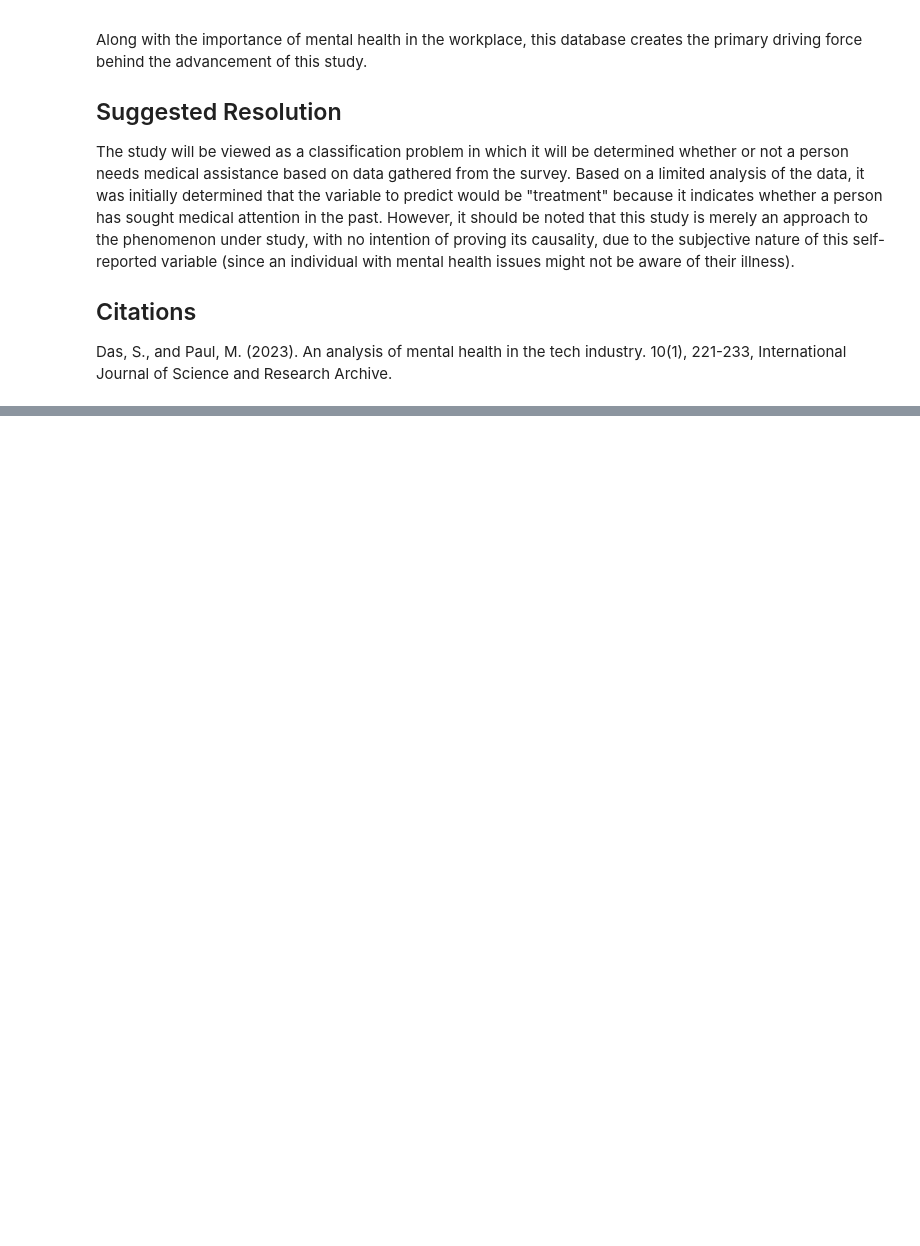
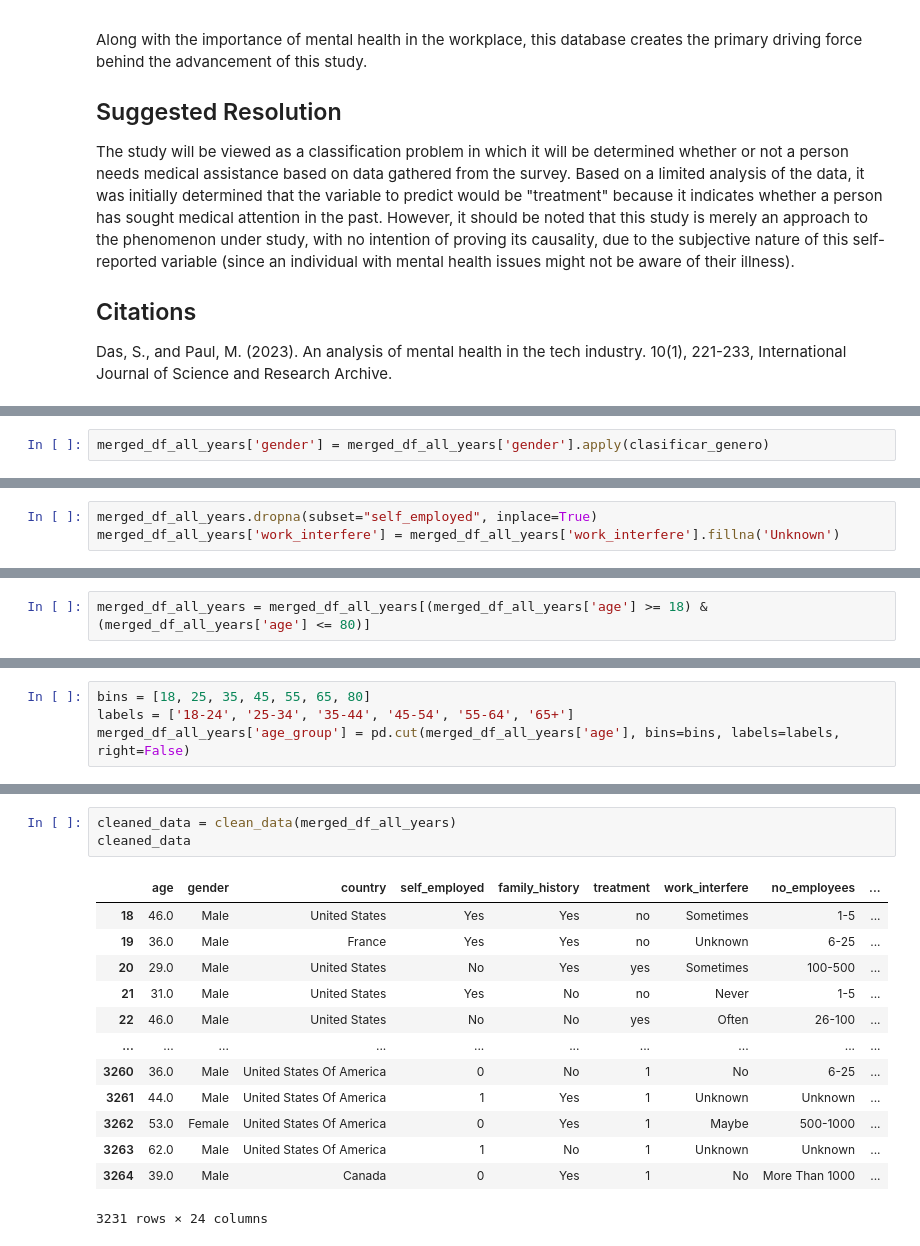
Before and after one commit to surajadkhari/Student-Mental-Health-Risk-Prediction, a Jupyter notebook: code.ipynb, the cells around one changed output, grey strips where cells are left out. Drawn from its saved outputs; the diff is of its cells as text; blank space fills up the shorter version.

```diff
--- a/code.ipynb
+++ b/code.ipynb
@@ -59,0 +576,2 @@ The information provided here comes from Open Source Mental Illness (OSMI) surve
+# %%
+merged_df_all_years['gender'] = merged_df_all_years['gender'].apply(clasificar_genero)
@@ -59,0 +605,3 @@ The information provided here comes from Open Source Mental Illness (OSMI) surve
+# %%
+merged_df_all_years.dropna(subset="self_employed", inplace=True)
+merged_df_all_years['work_interfere'] = merged_df_all_years['work_interfere'].fillna('Unknown')
@@ -59,0 +629,2 @@ The information provided here comes from Open Source Mental Illness (OSMI) surve
+# %%
+merged_df_all_years = merged_df_all_years[(merged_df_all_years['age'] >= 18) & (merged_df_all_years['age'] <= 80)]
@@ -59,0 +655,4 @@ The information provided here comes from Open Source Mental Illness (OSMI) surve
+# %%
+bins = [18, 25, 35, 45, 55, 65, 80]
+labels = ['18-24', '25-34', '35-44', '45-54', '55-64', '65+']
+merged_df_all_years['age_group'] = pd.cut(merged_df_all_years['age'], bins=bins, labels=labels, right=False)
@@ -59,0 +738,17 @@ The information provided here comes from Open Source Mental Illness (OSMI) surve
+# %%
+cleaned_data = clean_data(merged_df_all_years)
+cleaned_data
+# %% [output]
+|  | age | gender | country | self_employed | family_history | treatment | work_interfere | no_employees | ... |
+| 18 | 46.0 | Male | United States | Yes | Yes | no | Sometimes | 1-5 | ... |
+| 19 | 36.0 | Male | France | Yes | Yes | no | Unknown | 6-25 | ... |
+| 20 | 29.0 | Male | United States | No | Yes | yes | Sometimes | 100-500 | ... |
+| 21 | 31.0 | Male | United States | Yes | No | no | Never | 1-5 | ... |
+| 22 | 46.0 | Male | United States | No | No | yes | Often | 26-100 | ... |
+| ... | ... | ... | ... | ... | ... | ... | ... | ... | ... |
+| 3260 | 36.0 | Male | United States Of America | 0 | No | 1 | No | 6-25 | ... |
+| 3261 | 44.0 | Male | United States Of America | 1 | Yes | 1 | Unknown | Unknown | ... |
+| 3262 | 53.0 | Female | United States Of America | 0 | Yes | 1 | Maybe | 500-1000 | ... |
+| 3263 | 62.0 | Male | United States Of America | 1 | No | 1 | Unknown | Unknown | ... |
+| 3264 | 39.0 | Male | Canada | 0 | Yes | 1 | No | More Than 1000 | ... |
+3231 rows × 24 columns
```
Also changed, not shown: parts of 40 cells of this notebook.
